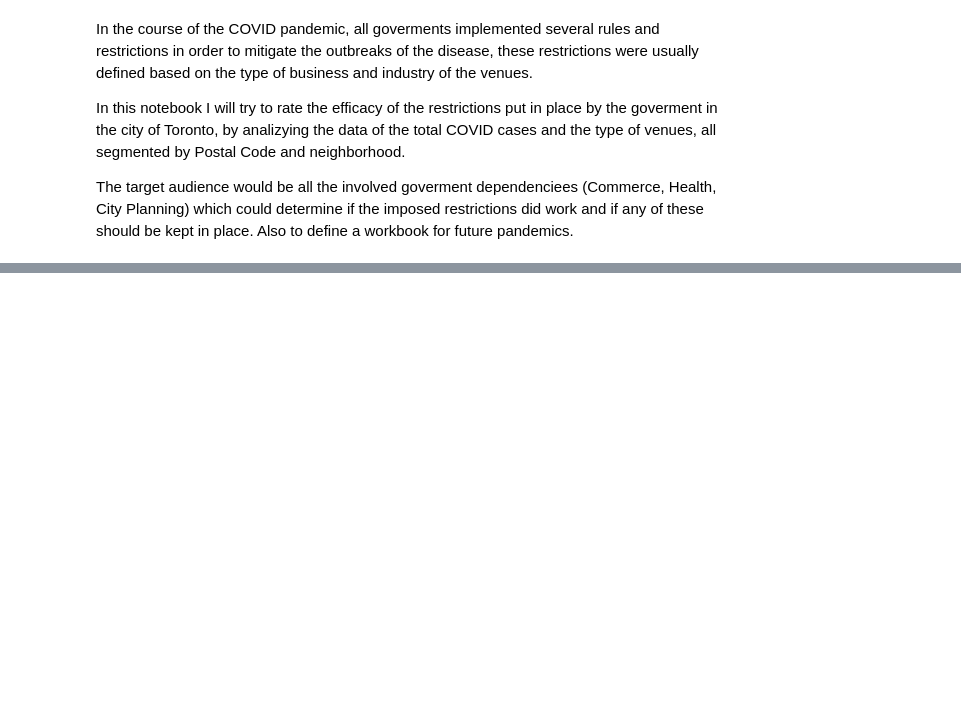
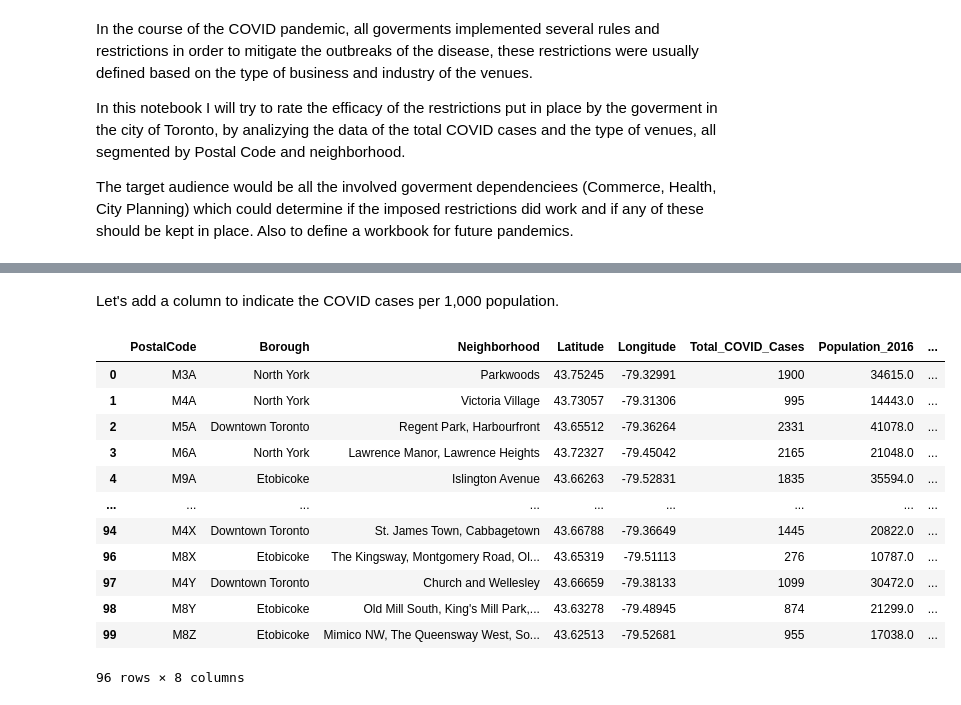
Before and after one commit to julio-cfs/Applied-Data-Science-Capstone, a Jupyter notebook: Julio Flores - Toronto COVID cases by neighborhood.ipynb, the cells around one changed output, grey strips where cells are left out. Saved outputs shown, nothing was run; the diff lists cells and outputs as text; code cells hidden in the pictures; blank space fills up the shorter version.

```diff
--- a/Julio Flores - Toronto COVID cases by neighborhood.ipynb
+++ b/Julio Flores - Toronto COVID cases by neighborhood.ipynb
@@ -41,0 +171,3 @@ I will use the Foursquare API to gather the data of venues by neighborhood and d
+# %%
+toronto_cases.dropna(subset=['FSA'], inplace=True)
+toronto_cases.shape
@@ -41,0 +189,5 @@ I will use the Foursquare API to gather the data of venues by neighborhood and d
+# %%
+toronto_cases_grouped_total = toronto_cases.groupby(["FSA"])["Classification"].count().reset_index()
+toronto_cases_grouped_total.rename(columns={"Classification": "Total_COVID_Cases"}, inplace=True)
+
+toronto_cases_grouped_total.head(5)
@@ -41,0 +204,5 @@ I will use the Foursquare API to gather the data of venues by neighborhood and d
+# %%
+path='https://www12.statcan.gc.ca/census-recensement/2016/dp-pd/hlt-fst/pd-pl/Tables/CompFile.cfm?Lang=Eng&T=1201&OFT=FULLCSV'
+canada_demographics = pd.read_csv(path)
+canada_demographics.shape
+canada_demographics.head()
@@ -41,0 +218,8 @@ I will use the Foursquare API to gather the data of venues by neighborhood and d
+# %%
+neighborhoods_merged = neighborhoods.merge(toronto_cases_grouped_total, left_on='PostalCode', right_on = 'FSA')
+neighborhoods_merged = neighborhoods_merged.merge(canada_demographics[['Geographic code','Population, 2016']], left_on='PostalCode', right_on = 'Geographic code')
+neighborhoods_merged.drop(columns=['FSA', 'Geographic code'],inplace=True)
+neighborhoods_merged.rename(columns={"Population, 2016": "Population_2016"}, inplace=True)
+#Delete data for neighborhoods with a population smaller than 100
+neighborhoods_merged.drop(neighborhoods_merged[neighborhoods_merged.Population_2016 < 100].index, inplace=True)
+neighborhoods_merged.shape
@@ -41,0 +244,19 @@ I will use the Foursquare API to gather the data of venues by neighborhood and d
+# %% [markdown]
+Let's add a column to indicate the COVID cases per 1,000 population.
+# %%
+neighborhoods_merged['Cases_per_1000'] = (neighborhoods_merged.Total_COVID_Cases  / neighborhoods_merged.Population_2016) * 1000
+neighborhoods_merged
+# %% [output]
+|  | PostalCode | Borough | Neighborhood | Latitude | Longitude | Total_COVID_Cases | Population_2016 | ... |
+| 0 | M3A | North York | Parkwoods | 43.75245 | -79.32991 | 1900 | 34615.0 | ... |
+| 1 | M4A | North York | Victoria Village | 43.73057 | -79.31306 | 995 | 14443.0 | ... |
+| 2 | M5A | Downtown Toronto | Regent Park, Harbourfront | 43.65512 | -79.36264 | 2331 | 41078.0 | ... |
+| 3 | M6A | North York | Lawrence Manor, Lawrence Heights | 43.72327 | -79.45042 | 2165 | 21048.0 | ... |
+| 4 | M9A | Etobicoke | Islington Avenue | 43.66263 | -79.52831 | 1835 | 35594.0 | ... |
+| ... | ... | ... | ... | ... | ... | ... | ... | ... |
+| 94 | M4X | Downtown Toronto | St. James Town, Cabbagetown | 43.66788 | -79.36649 | 1445 | 20822.0 | ... |
+| 96 | M8X | Etobicoke | The Kingsway, Montgomery Road, Ol... | 43.65319 | -79.51113 | 276 | 10787.0 | ... |
+| 97 | M4Y | Downtown Toronto | Church and Wellesley | 43.66659 | -79.38133 | 1099 | 30472.0 | ... |
+| 98 | M8Y | Etobicoke | Old Mill South, King's Mill Park,... | 43.63278 | -79.48945 | 874 | 21299.0 | ... |
+| 99 | M8Z | Etobicoke | Mimico NW, The Queensway West, So... | 43.62513 | -79.52681 | 955 | 17038.0 | ... |
+96 rows × 8 columns
```
Also changed, not shown: parts of 24 cells of this notebook.
